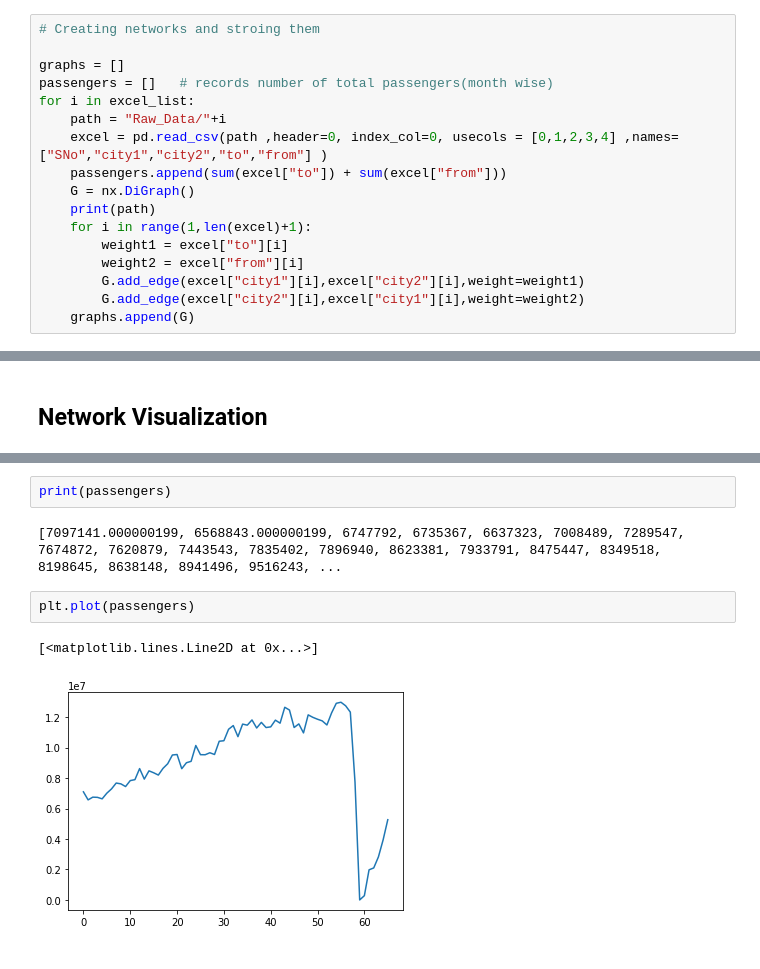
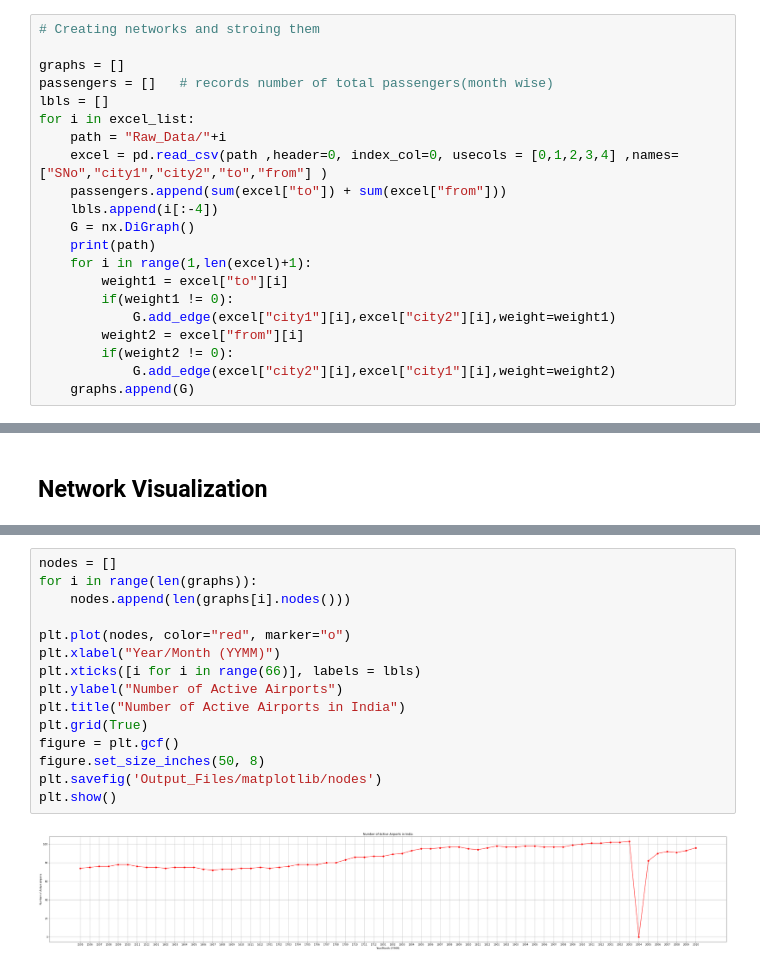
Before and after one commit to mbasil09/Analysis-of-Transport-Network, a Jupyter notebook: Script.ipynb, the cells around one changed output, grey strips where cells are left out. Cells and saved outputs as stored; diff of their text form.

```diff
--- a/Script.ipynb
+++ b/Script.ipynb
@@ -25,17 +25,21 @@ excel_list.sort()
 
 graphs = []
 passengers = []   # records number of total passengers(month wise)
+lbls = []
 for i in excel_list:
     path = "Raw_Data/"+i
     excel = pd.read_csv(path ,header=0, index_col=0, usecols = [0,1,2,3,4] ,names=["SNo","city1","city2","to","from"] )
     passengers.append(sum(excel["to"]) + sum(excel["from"]))
+    lbls.append(i[:-4])
     G = nx.DiGraph()
     print(path)
     for i in range(1,len(excel)+1):
         weight1 = excel["to"][i]
+        if(weight1 != 0):
+            G.add_edge(excel["city1"][i],excel["city2"][i],weight=weight1)
         weight2 = excel["from"][i]
-        G.add_edge(excel["city1"][i],excel["city2"][i],weight=weight1)
-        G.add_edge(excel["city2"][i],excel["city1"][i],weight=weight2)
+        if(weight2 != 0):
+            G.add_edge(excel["city2"][i],excel["city1"][i],weight=weight2)
     graphs.append(G)
 # %% [output]
 Raw_Data/1505.csv
@@ -73,9 +64,17 @@ plt.plot(nodes)
-# %%
-print(passengers)
-# %% [output]
-[7097141.000000199, 6568843.000000199, 6747792, 6735367, 6637323, 7008489, 7289547, 7674872, 7620879, 7443543, 7835402, 7896940, 8623381, 7933791, 8475447, 8349518, 8198645, 8638148, 8941496, 9516243, ...
-# %%
-plt.plot(passengers)
-# %% [output]
-[<matplotlib.lines.Line2D at 0x...>]
-[figure, removed]
+# %%
+nodes = []
+for i in range(len(graphs)):
+    nodes.append(len(graphs[i].nodes()))
+
+plt.plot(nodes, color="red", marker="o")
+plt.xlabel("Year/Month (YYMM)")
+plt.xticks([i for i in range(66)], labels = lbls)
+plt.ylabel("Number of Active Airports")
+plt.title("Number of Active Airports in India")
+plt.grid(True)
+figure = plt.gcf()
+figure.set_size_inches(50, 8)
+plt.savefig('Output_Files/matplotlib/nodes')
+plt.show()
+# %% [output]
+[figure, added]
```
Also changed, not shown: parts of 6 cells of this notebook, 7 other files.
